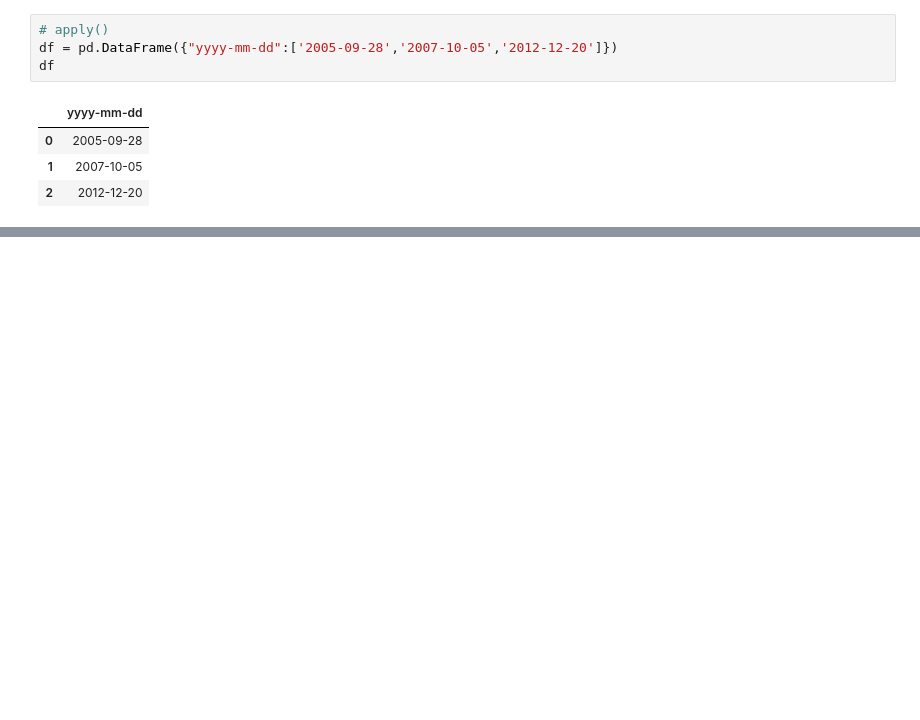
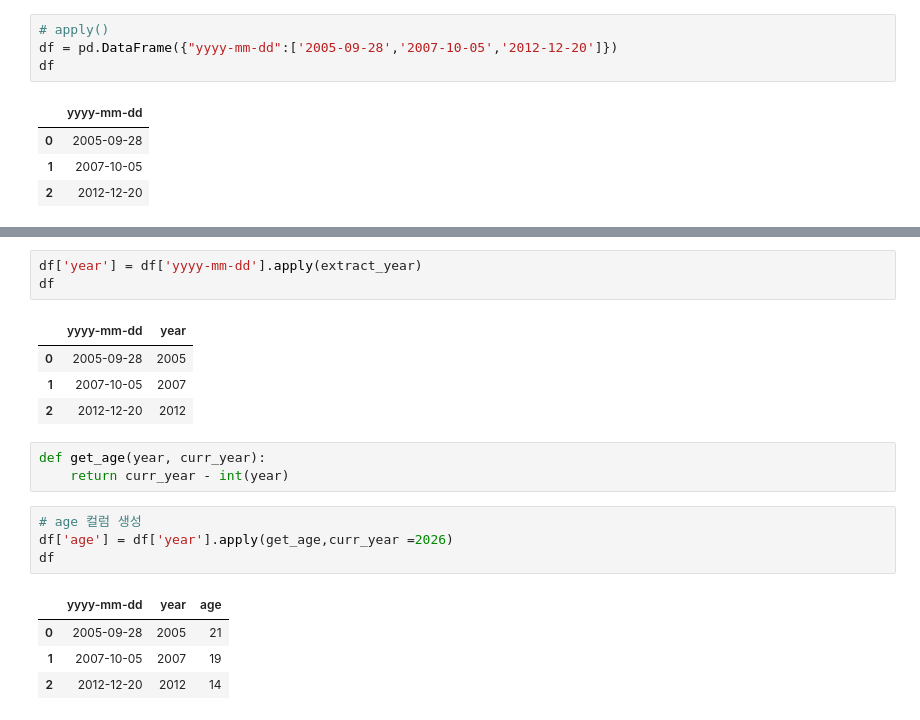
Before and after one commit to yunkiseon/pythonsource, a Jupyter notebook: pandas/pandas2.ipynb, the cells around one changed output, grey strips where cells are left out. Cells and saved outputs as stored; diff of their text form; blank space fills up the shorter version.

```diff
--- a/pandas/pandas2.ipynb
+++ b/pandas/pandas2.ipynb
@@ -401,0 +399,20 @@ dtype: object
+# %%
+df['year'] = df['yyyy-mm-dd'].apply(extract_year)
+df
+# %% [output]
+|  | yyyy-mm-dd | year |
+| 0 | 2005-09-28 | 2005 |
+| 1 | 2007-10-05 | 2007 |
+| 2 | 2012-12-20 | 2012 |
+# %%
+def get_age(year, curr_year):
+    return curr_year - int(year)
+# %%
+# age 컬럼 생성
+df['age'] = df['year'].apply(get_age,curr_year =2026)
+df
+# %% [output]
+|  | yyyy-mm-dd | year | age |
+| 0 | 2005-09-28 | 2005 | 21 |
+| 1 | 2007-10-05 | 2007 | 19 |
+| 2 | 2012-12-20 | 2012 | 14 |
```
Also changed, not shown: parts of 4 cells of this notebook, 20 other files.
